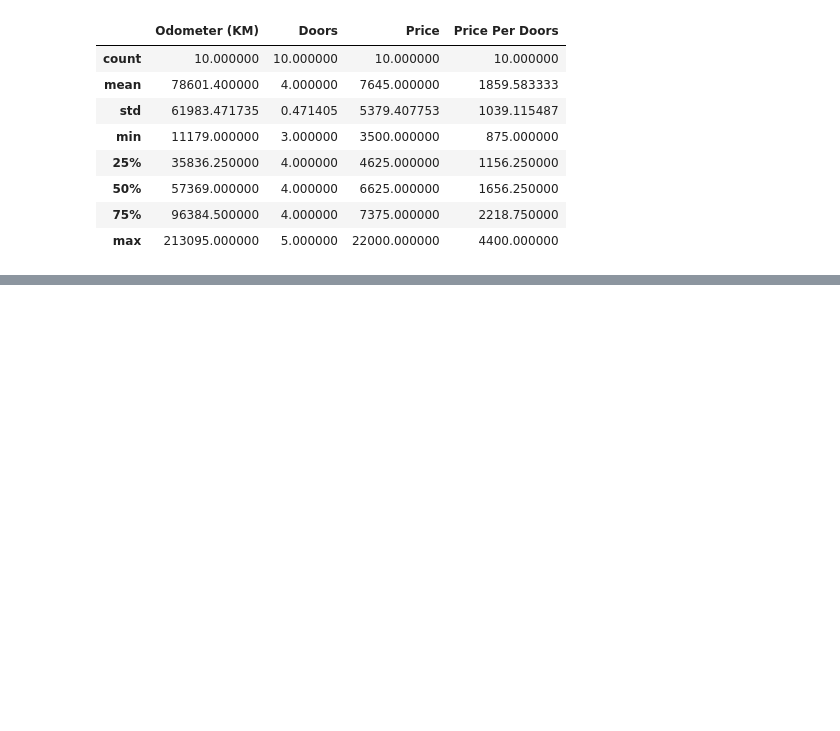
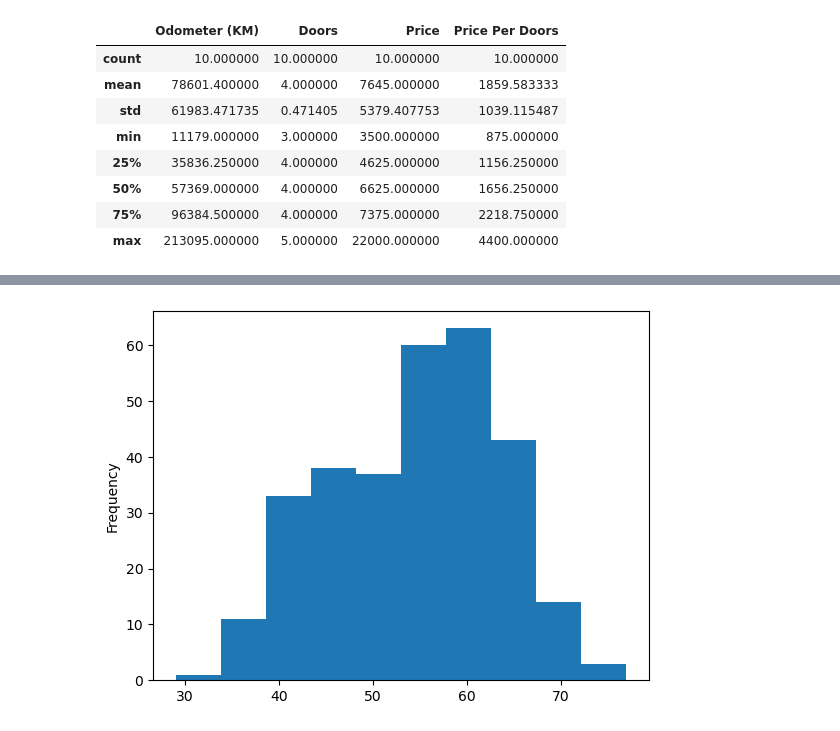
Before and after one commit to LivingstonTardzenyuy/Data-Science-Machine-Learning, a Jupyter notebook: matplotlib/Introduction to Matplotlib.ipynb, the cells around one changed output, grey strips where cells are left out. Saved outputs shown, nothing was run; the diff lists cells and outputs as text; code cells hidden in the pictures; blank space fills up the shorter version.

Commit message:
Creating visualizations

```diff
--- a/matplotlib/Introduction to Matplotlib.ipynb
+++ b/matplotlib/Introduction to Matplotlib.ipynb
@@ -275,4 +275,5 @@ car_sales.describe()
 | 75% | 96384.500000 | 4.000000 | 7375.000000 | 2218.750000 |
 | max | 213095.000000 | 5.000000 | 22000.000000 | 4400.000000 |
 # %%
-heart_disease = pd.read_csv()
+heart_disease = pd.read_csv("92 - heart-disease.csv")
+heart_disease
@@ -278,0 +294,7 @@ heart_disease = pd.read_csv()
+# %%
+# Create a histogram
+heart_disease["age"].plot(
+    kind="hist"
+);
+# %% [output]
+[figure, added]
```
Also changed, not shown: parts of 8 cells of this notebook.
